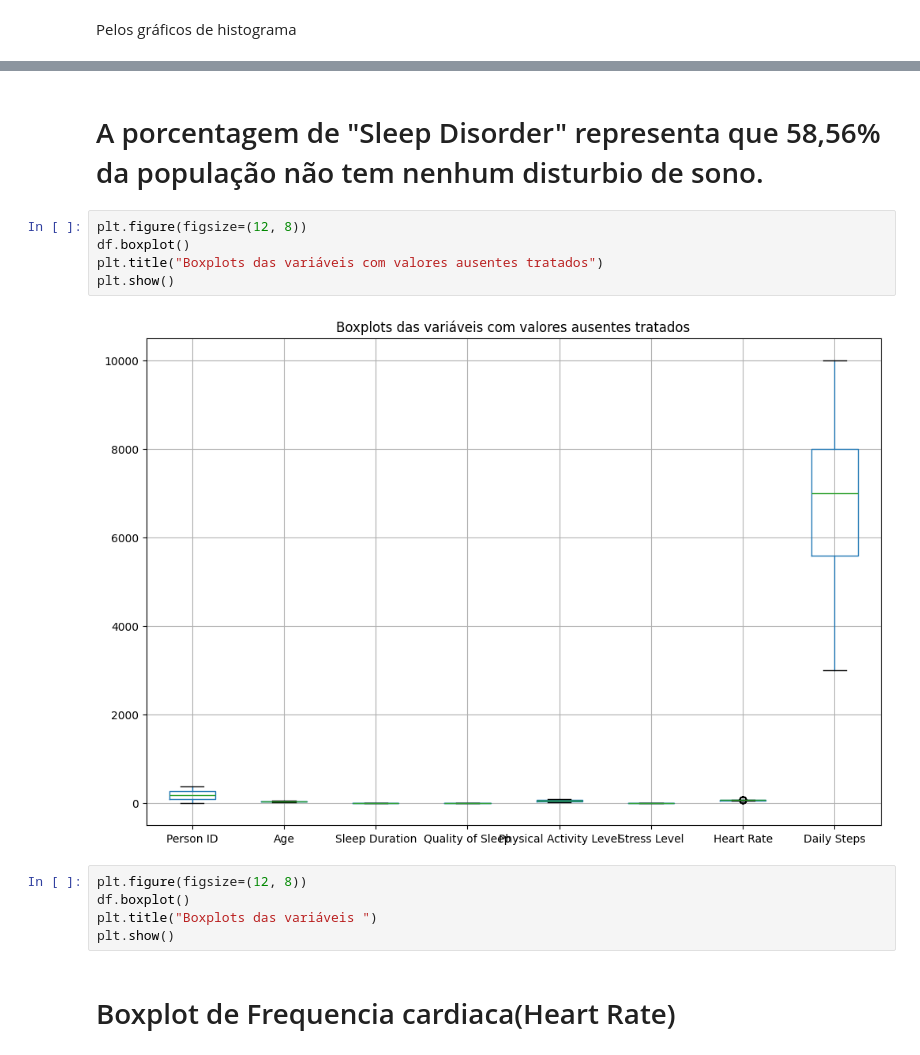
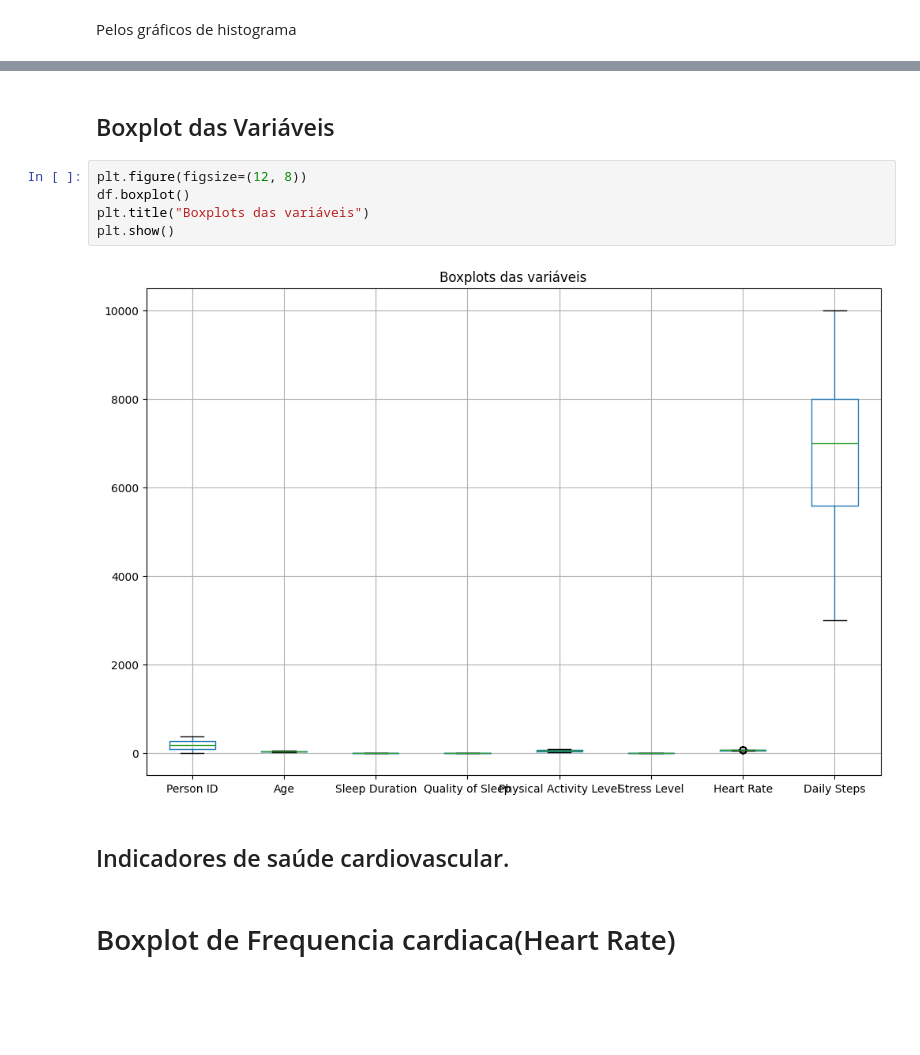
Before and after one commit to AndrielHenrique/Analise-de-Dados, a Jupyter notebook: base02.ipynb, the cells around one changed output, grey strips where cells are left out. Saved outputs shown, nothing was run; the diff lists cells and outputs as text; blank space fills up the shorter version.

Commit message:
Qualidade do sono

```diff
--- a/base02.ipynb
+++ b/base02.ipynb
@@ -142,17 +122,14 @@ dtype: float64
-# %% [markdown]
-# A porcentagem de "Sleep Disorder" representa que 58,56% da população não tem nenhum disturbio de sono.
+# %% [markdown]
+## Boxplot das Variáveis
 # %%
 plt.figure(figsize=(12, 8))
 df.boxplot()
-plt.title("Boxplots das variáveis com valores ausentes tratados")
+plt.title("Boxplots das variáveis")
 plt.show()
 # %% [output]
-[figure, old version]
+[figure, new version]
-# %%
-plt.figure(figsize=(12, 8))
-df.boxplot()
-plt.title("Boxplots das variáveis ")
-plt.show()
+# %% [markdown]
+## Indicadores de saúde cardiovascular.
 # %% [markdown]
 # Boxplot de Frequencia cardiaca(Heart Rate)
 # %%
```
Also changed, not shown: parts of 14 cells of this notebook.
